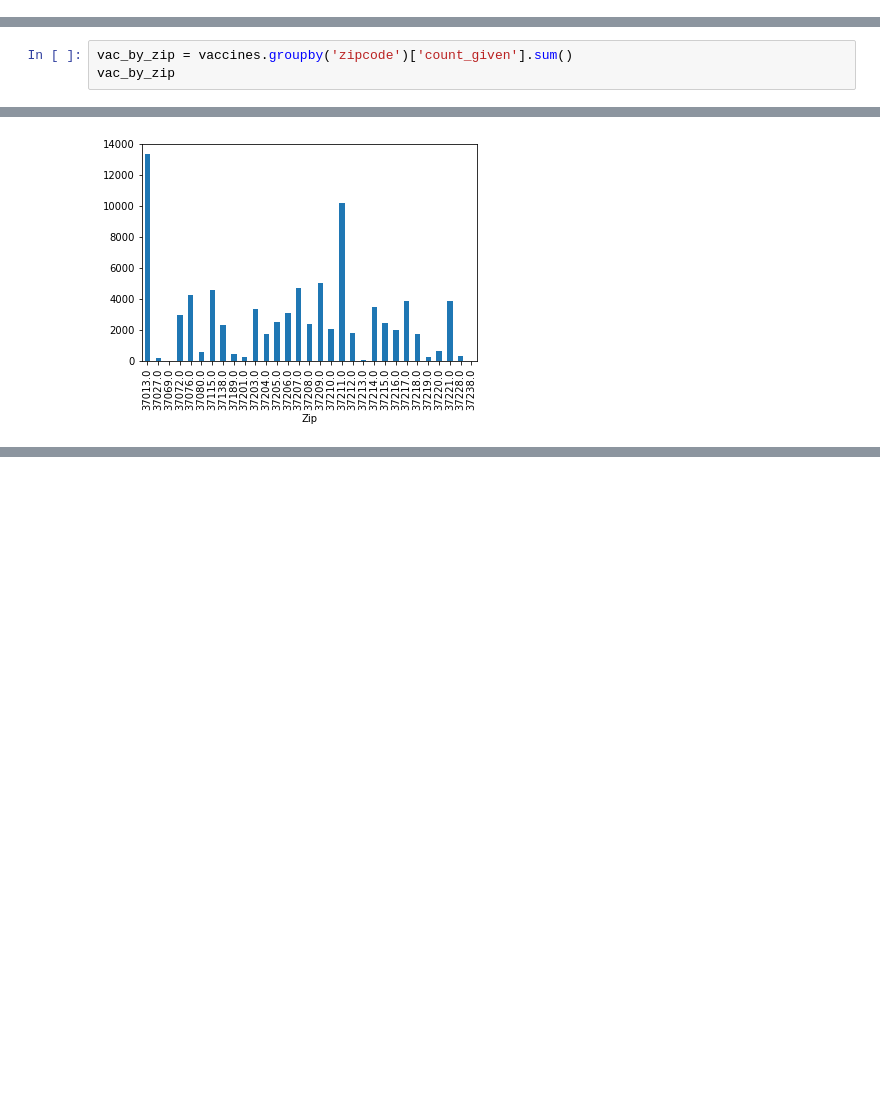
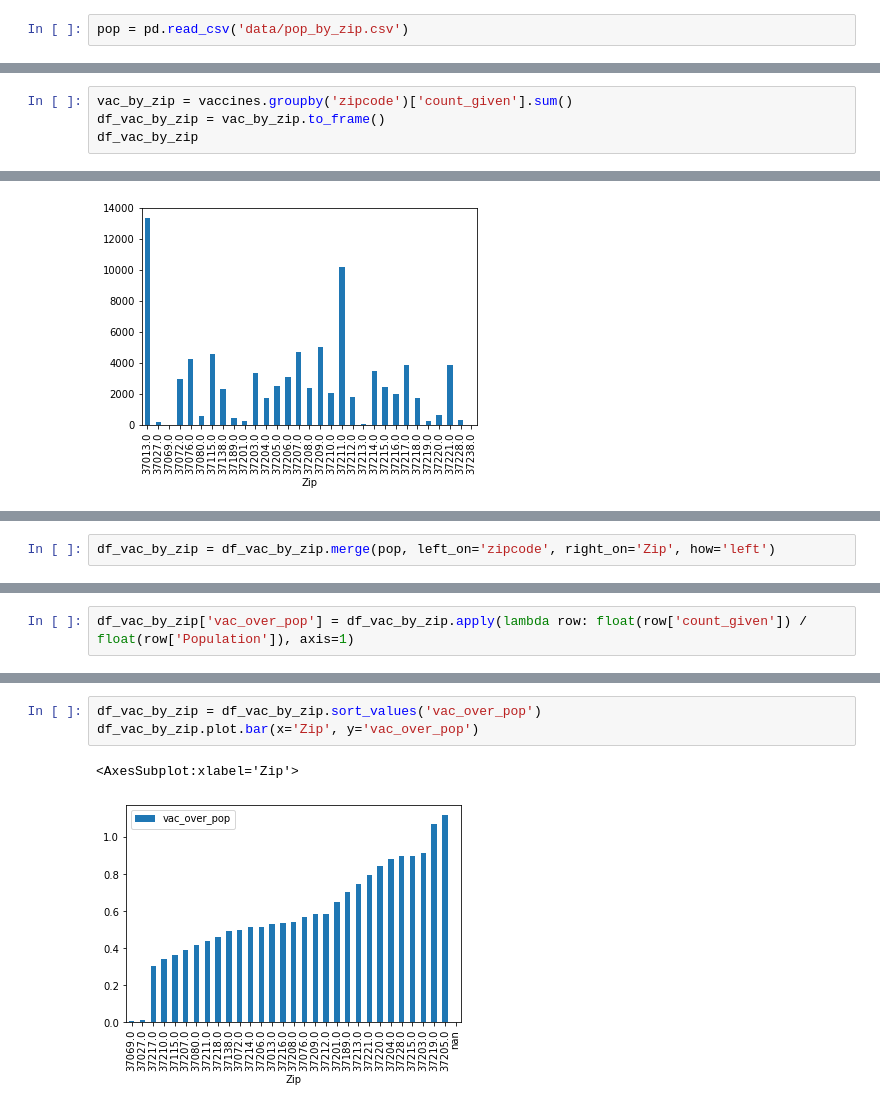
Before and after one commit to ryanhilber93/nash-covid-cases-vaccines-hot_chickens, a Jupyter notebook: hilber_notebook.ipynb, the cells around one changed output, grey strips where cells are left out. Cells and saved outputs as stored; diff of their text form; blank space fills up the shorter version.

```diff
--- a/hilber_notebook.ipynb
+++ b/hilber_notebook.ipynb
@@ -28,3 +28,5 @@ vaccines.head(5)
 | 2 | 2020-12-14 | 37215.0 | 1.0 | 1.0 | two-shot |
 | 3 | 2020-12-15 | 37221.0 | 1.0 | 1.0 | two-shot |
 | 4 | 2020-12-16 | 37215.0 | 1.0 | 1.0 | two-shot |
+# %%
+pop = pd.read_csv('data/pop_by_zip.csv')
@@ -66,5 +77,6 @@ cases['Cases'].sum()
 93619
 # %%
 vac_by_zip = vaccines.groupby('zipcode')['count_given'].sum()
-vac_by_zip
+df_vac_by_zip = vac_by_zip.to_frame()
+df_vac_by_zip
 # %% [output]
@@ -118,0 +217,2 @@ cases_by_zip.plot.bar()
+# %%
+df_vac_by_zip = df_vac_by_zip.merge(pop, left_on='zipcode', right_on='Zip', how='left')
@@ -118,0 +239,2 @@ cases_by_zip.plot.bar()
+# %%
+df_vac_by_zip['vac_over_pop'] = df_vac_by_zip.apply(lambda row: float(row['count_given']) / float(row['Population']), axis=1)
@@ -118,0 +267,6 @@ cases_by_zip.plot.bar()
+# %%
+df_vac_by_zip = df_vac_by_zip.sort_values('vac_over_pop')
+df_vac_by_zip.plot.bar(x='Zip', y='vac_over_pop')
+# %% [output]
+<AxesSubplot:xlabel='Zip'>
+[figure, added]
```
Also changed, not shown: parts of 15 cells of this notebook, 3 other files.
